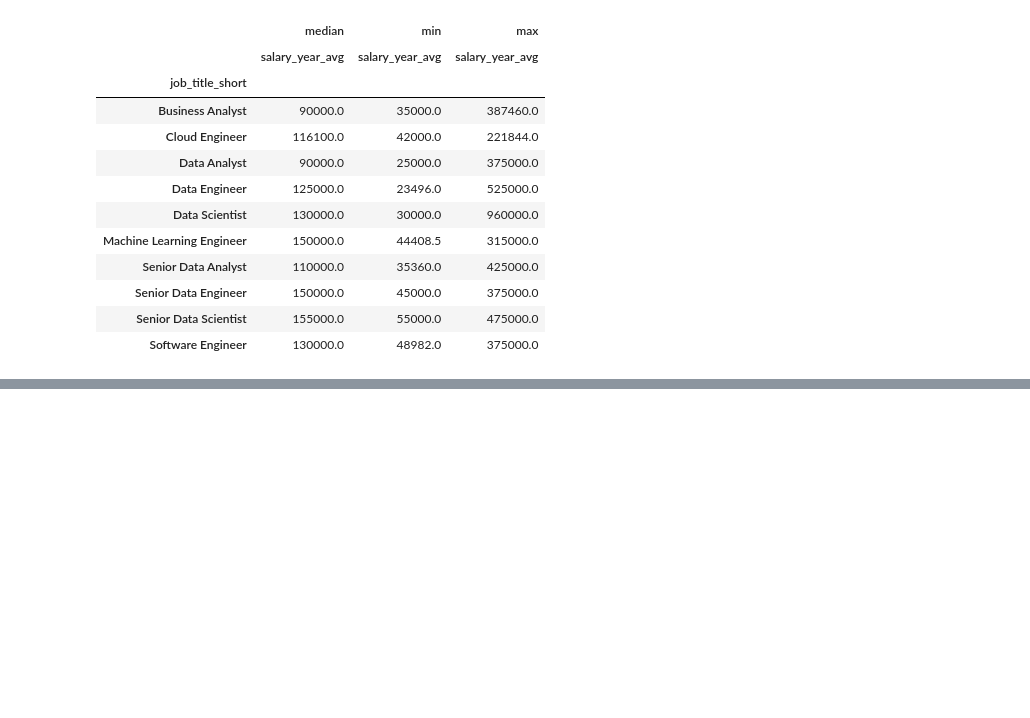
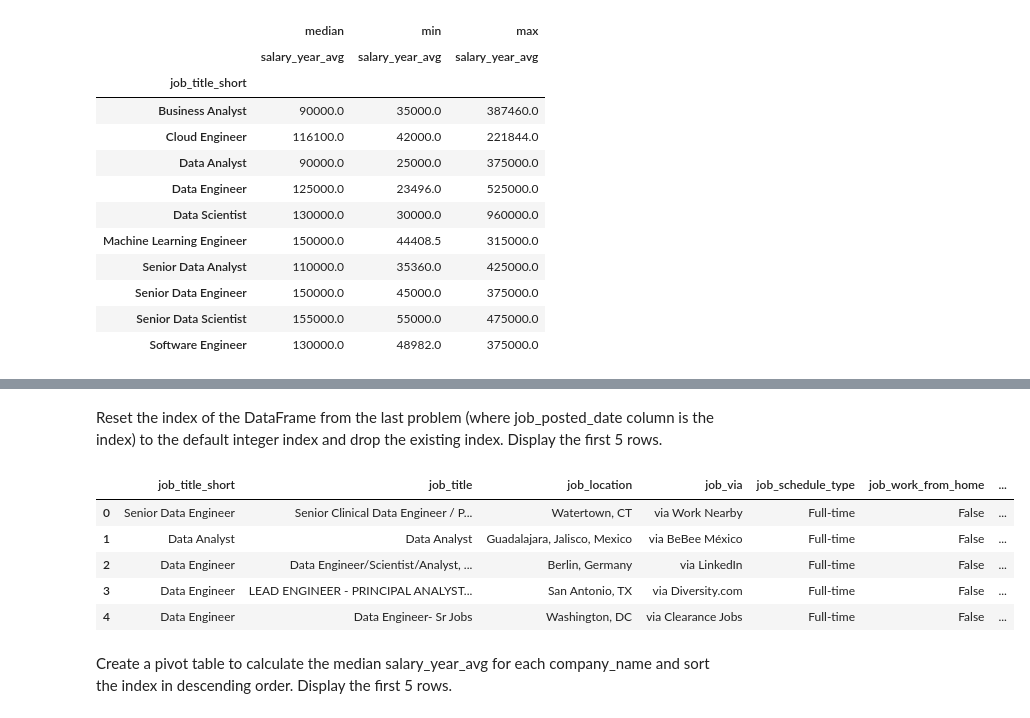
Before and after one commit to Dannie-h/Python-for-Data-Analysis, a Jupyter notebook: 23_Advanced/5_Pandas_Index_management.ipynb, the cells around one changed output, grey strips where cells are left out. Drawn from its saved outputs; the diff is of its cells as text; code cells hidden in the pictures; blank space fills up the shorter version.

```diff
--- a/23_Advanced/5_Pandas_Index_management.ipynb
+++ b/23_Advanced/5_Pandas_Index_management.ipynb
@@ -179,0 +197,14 @@ median_pivot.sort_index()
+# %% [markdown]
+Reset the index of the DataFrame from the last problem (where job_posted_date column is the index) to the default integer index and drop the existing index. Display the first 5 rows.
+# %%
+df_copy.reset_index(drop=True, inplace=True)
+df_copy.head()
+# %% [output]
+|  | job_title_short | job_title | job_location | job_via | job_schedule_type | job_work_from_home | ... |
+| 0 | Senior Data Engineer | Senior Clinical Data Engineer / P... | Watertown, CT | via Work Nearby | Full-time | False | ... |
+| 1 | Data Analyst | Data Analyst | Guadalajara, Jalisco, Mexico | via BeBee México | Full-time | False | ... |
+| 2 | Data Engineer | Data Engineer/Scientist/Analyst, ... | Berlin, Germany | via LinkedIn | Full-time | False | ... |
+| 3 | Data Engineer | LEAD ENGINEER - PRINCIPAL ANALYST... | San Antonio, TX | via Diversity.com | Full-time | False | ... |
+| 4 | Data Engineer | Data Engineer- Sr Jobs | Washington, DC | via Clearance Jobs | Full-time | False | ... |
+# %% [markdown]
+Create a pivot table to calculate the median salary_year_avg for each company_name and sort the index in descending order. Display the first 5 rows.
```
Also changed, not shown: parts of 14 cells of this notebook.
